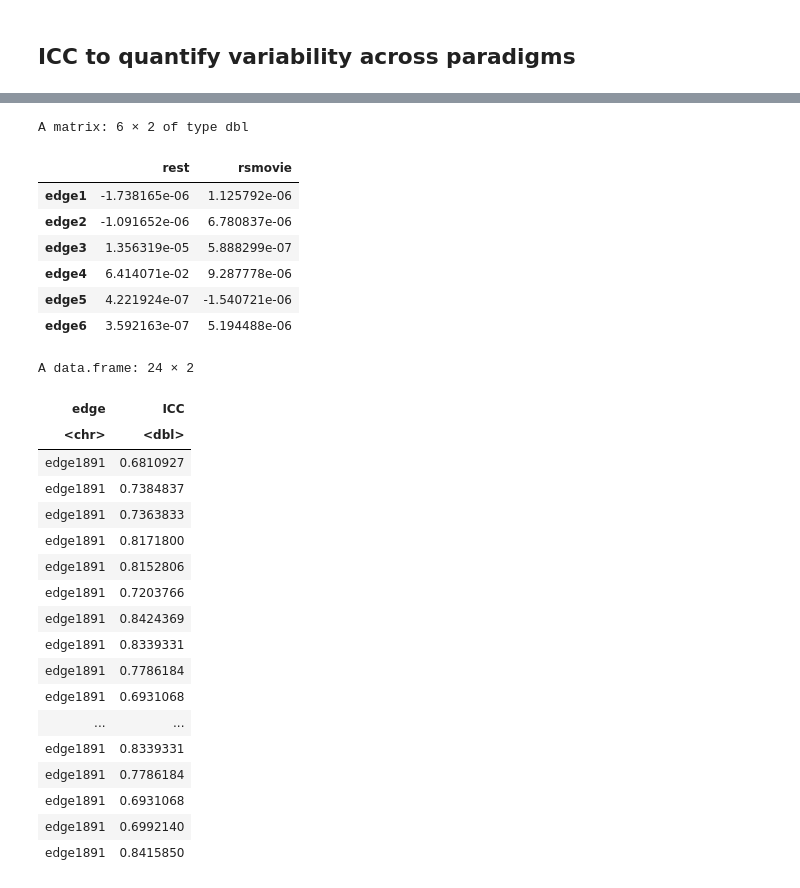
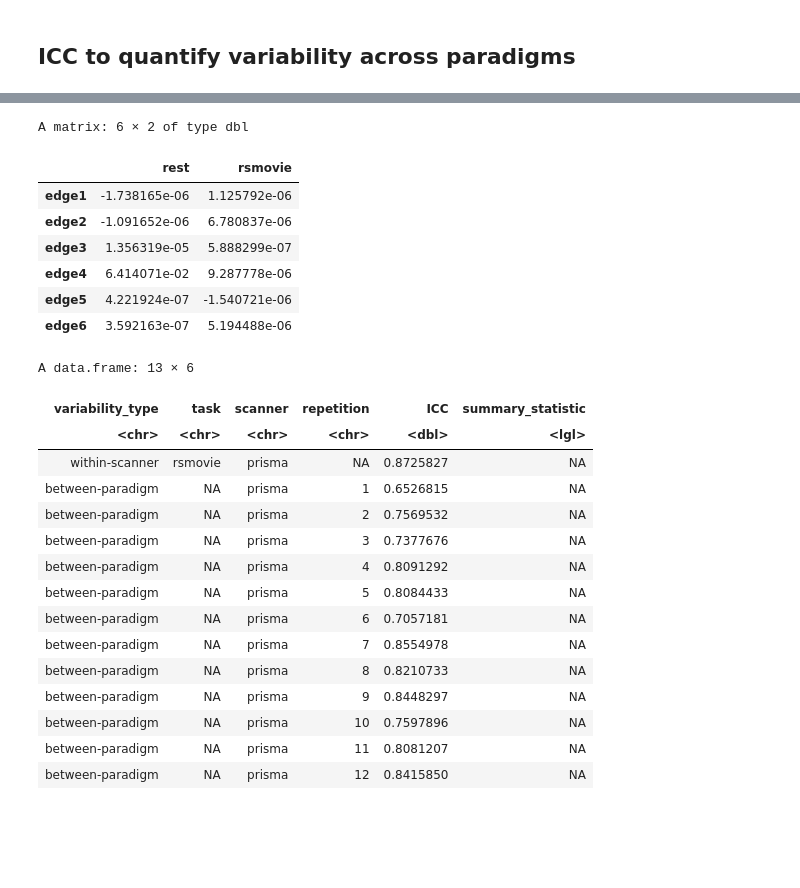
Before and after one commit to celprov/hcph-sops, a Jupyter notebook: docs/analysis/paradigm-influence-fc.ipynb, the cells around one changed output, grey strips where cells are left out. Drawn from its saved outputs; the diff is of its cells as text; code cells hidden in the pictures; blank space fills up the shorter version.

```diff
--- a/docs/analysis/paradigm-influence-fc.ipynb
+++ b/docs/analysis/paradigm-influence-fc.ipynb
@@ -283,11 +283,14 @@ Signif. codes:  0 ‘***’ 0.001 ‘**’ 0.01 ‘*’ 0.05 ‘.’ 0.1 ‘ ’
 # %% [markdown]
 Let's quantify the intra-scanner reliability of FC estimates when using our naturalistic movie for resting-state.
 # %%
+icc_results <- data.frame(variability_type = character(), task = character(), scanner = character(), repetition = numeric(), ICC = numeric(), summary_statistics = character(), stringsAsFactors = FALSE)
+
 df_rsmovie <- df_fc[df_fc$task == "rsmovie", ]
 df_rsmovie <- t(df_rsmovie[, edge_keys])
 head(df_rsmovie)
 icc_val <- icc(df_rsmovie, model = "twoway", type = "agreement", unit = "single")$value
 cat(sprintf("ICC for rsmovie: %.4f\n", icc_val))
+icc_results <- rbind(icc_results, data.frame(variability_type = "within-scanner", task = "rsmovie", scanner = "prisma", repetition = NA, ICC = icc_val, summary_statistic = NA))
 # %% [output]
 A matrix: 6 × 36 of type dbl
 |  | 13 | 14 | 15 | 16 | 17 | 18 | 19 | 20 | 21 | 22 | ⋯ | ... |
@@ -301,7 +304,7 @@ ICC for rsmovie: 0.8726
 # %% [markdown]
 ## ICC to quantify variability across paradigms
 # %%
-icc_results <- data.frame(edge = character(), ICC = numeric(), stringsAsFactors = FALSE)
+icc_vals <- data.frame(edge = character(), ICC = numeric(), stringsAsFactors = FALSE)
 
 # Randomly select 12 sessions from the rsmovie task because we need to have the same number of sessions for each task to be able to compute ICC
 selected_sessions <- sample(unique(df_fc$repetition[df_fc$task == "rsmovie"]), 12)
@@ -314,10 +317,10 @@ for (edge in edge_keys) {
     df_icc <- unnest(df_icc, cols = c(rest, rsmovie))
     # Compute ICC(2,1) for this edge
     icc_val <- icc(df_icc, model = "twoway", type = "agreement", unit = "single")$value
-    icc_results <- rbind(icc_results, data.frame(edge = edge, ICC = icc_val))
+    icc_vals <- rbind(icc_vals, data.frame(edge = edge, ICC = icc_val))
 }
 df_icc
-head(icc_results)
+head(icc_vals)
 # %% [output]
 A tibble: 12 × 2
 | rest | rsmovie |
@@ -357,48 +360,43 @@ Median ICC across edges: -0.0001309638
 # %%
-icc_results <- data.frame(edge = character(), ICC = numeric(), stringsAsFactors = FALSE)
-
 # Reset the repetition values for rsmovie sessions to the range 1 to 12 so we can perform the pairing with rest sessions
 df_paradigm$repetition[df_paradigm$task == "rsmovie"] <- as.factor(rep(1:12, each = nrow(df_paradigm[df_paradigm$task == "rsmovie", ]) / 12))
 
-for (rep in df_paradigm$repetition) {
+for (rep in unique(df_paradigm$repetition)) {
     df_rep <- df_paradigm[df_paradigm$repetition == rep, ]
     colnames <- df_rep$task
     df_rep <- t(df_rep[, edge_keys])
     colnames(df_rep) <- colnames
     # Compute ICC(2,1) for this edge
     icc_val <- icc(df_rep, model = "twoway", type = "agreement", unit = "single")$value
-    icc_results <- rbind(icc_results, data.frame(edge = edge, ICC = icc_val))
+    icc_results <- rbind(icc_results, data.frame(variability_type = "between-paradigm", task=NA, scanner="prisma", repetition = rep, ICC = icc_val, summary_statistic = NA))
 }
 head(df_rep)
 icc_results
 # %% [output]
 A matrix: 6 × 2 of type dbl
 |  | rest | rsmovie |
 | edge1 | -1.738165e-06 | 1.125792e-06 |
 | edge2 | -1.091652e-06 | 6.780837e-06 |
 | edge3 | 1.356319e-05 | 5.888299e-07 |
 | edge4 | 6.414071e-02 | 9.287778e-06 |
 | edge5 | 4.221924e-07 | -1.540721e-06 |
 | edge6 | 3.592163e-07 | 5.194488e-06 |
-A data.frame: 24 × 2
+A data.frame: 13 × 6
-| edge | ICC |
-| <chr> | <dbl> |
-| edge1891 | 0.6810927 |
-| edge1891 | 0.7384837 |
-| edge1891 | 0.7363833 |
-| edge1891 | 0.8171800 |
-| edge1891 | 0.8152806 |
-| edge1891 | 0.7203766 |
-| edge1891 | 0.8424369 |
-| edge1891 | 0.8339331 |
-| edge1891 | 0.7786184 |
-| edge1891 | 0.6931068 |
-| ... | ... |
-| edge1891 | 0.8339331 |
-| edge1891 | 0.7786184 |
-| edge1891 | 0.6931068 |
-| edge1891 | 0.6992140 |
-| edge1891 | 0.8415850 |
+| variability_type | task | scanner | repetition | ICC | summary_statistic |
+| <chr> | <chr> | <chr> | <chr> | <dbl> | <lgl> |
+| within-scanner | rsmovie | prisma | NA | 0.8725827 | NA |
+| between-paradigm | NA | prisma | 1 | 0.6526815 | NA |
+| between-paradigm | NA | prisma | 2 | 0.7569532 | NA |
+| between-paradigm | NA | prisma | 3 | 0.7377676 | NA |
+| between-paradigm | NA | prisma | 4 | 0.8091292 | NA |
+| between-paradigm | NA | prisma | 5 | 0.8084433 | NA |
+| between-paradigm | NA | prisma | 6 | 0.7057181 | NA |
+| between-paradigm | NA | prisma | 7 | 0.8554978 | NA |
+| between-paradigm | NA | prisma | 8 | 0.8210733 | NA |
+| between-paradigm | NA | prisma | 9 | 0.8448297 | NA |
+| between-paradigm | NA | prisma | 10 | 0.7597896 | NA |
+| between-paradigm | NA | prisma | 11 | 0.8081207 | NA |
+| between-paradigm | NA | prisma | 12 | 0.8415850 | NA |
 # %%
 mean_icc <- mean(icc_results$ICC, na.rm = TRUE)
 cat("Mean ICC across edges:", mean_icc, "\n")
```
Also changed, not shown: parts of 6 cells of this notebook, 2 other files.
